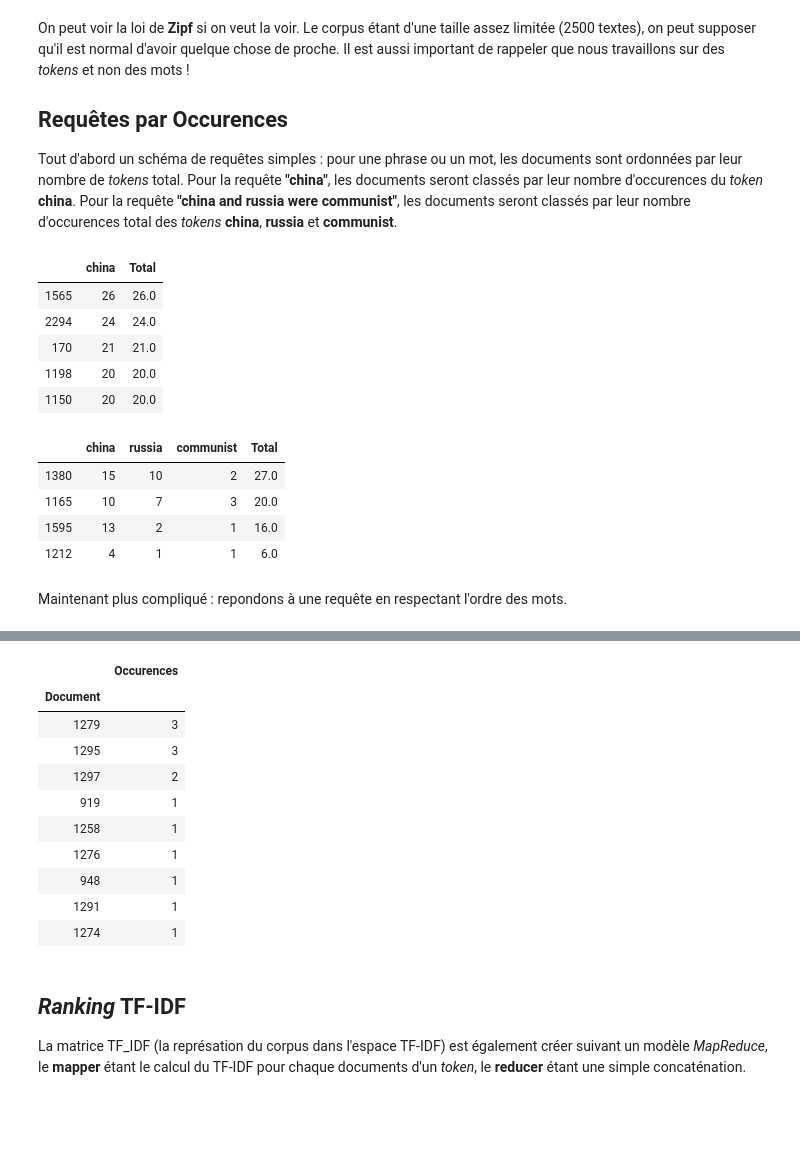
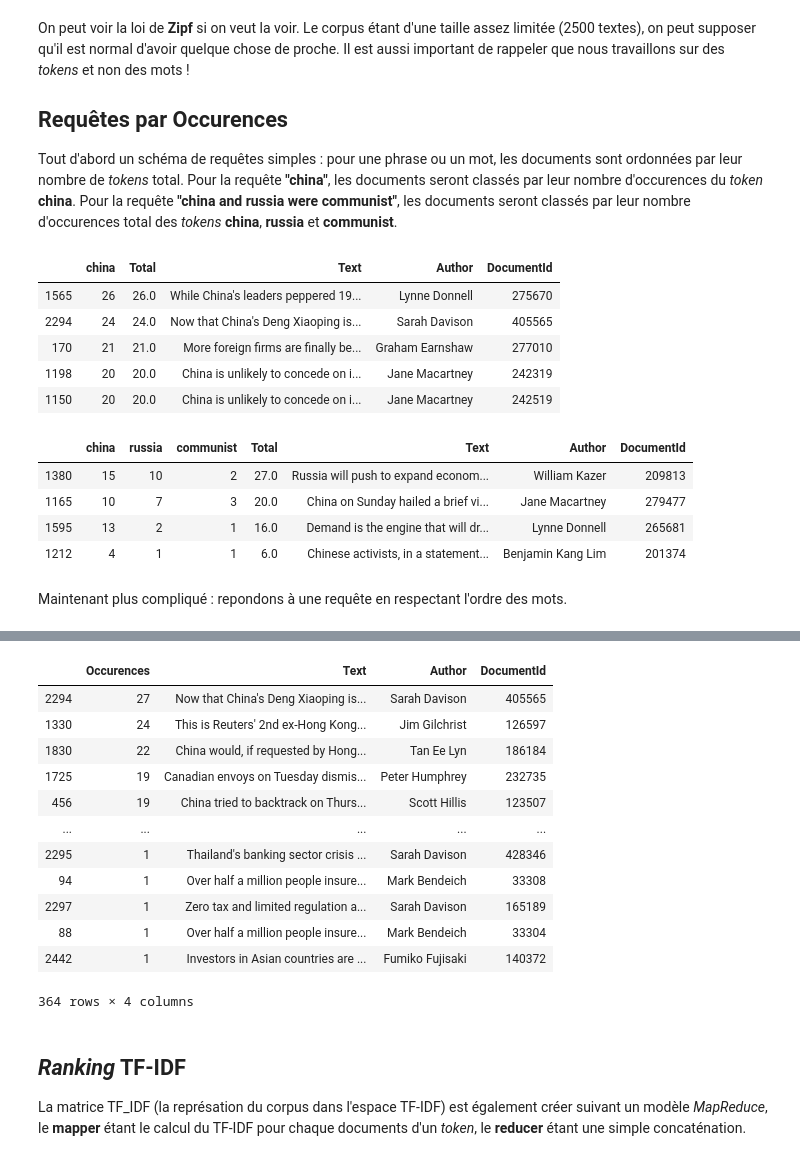
Before and after one commit to Barenn/Indexation-Web-TP, a Jupyter notebook: tp1.ipynb, the cells around one changed output, grey strips where cells are left out. Saved outputs shown, nothing was run; the diff lists cells and outputs as text; code cells hidden in the pictures; blank space fills up the shorter version.

```diff
--- a/tp1.ipynb
+++ b/tp1.ipynb
@@ -220,27 +220,27 @@ On peut voir la loi de __Zipf__ si on veut la voir. Le corpus étant d'une taill
 Tout d'abord un schéma de requêtes simples : pour une phrase ou un mot, les documents sont ordonnées par leur nombre de _tokens_ total. Pour la requête __"china"__, les documents seront classés par leur nombre d'occurences du _token_ __china__. Pour la requête __"china and russia were communist"__, les documents seront classés par leur nombre d'occurences total des _tokens_ __china__, __russia__ et __communist__.
 # %%
 query = "china"
-query_by_occurences(query, index).head()
+query_by_occurences(query, index, texts).head()
 # %% [output]
-|  | china | Total |
-| 1565 | 26 | 26.0 |
-| 2294 | 24 | 24.0 |
-| 170 | 21 | 21.0 |
-| 1198 | 20 | 20.0 |
-| 1150 | 20 | 20.0 |
+|  | china | Total | Text | Author | DocumentId |
+| 1565 | 26 | 26.0 | While China's leaders peppered 19... | Lynne Donnell | 275670 |
+| 2294 | 24 | 24.0 | Now that China's Deng Xiaoping is... | Sarah Davison | 405565 |
+| 170 | 21 | 21.0 | More foreign firms are finally be... | Graham Earnshaw | 277010 |
+| 1198 | 20 | 20.0 | China is unlikely to concede on i... | Jane Macartney | 242319 |
+| 1150 | 20 | 20.0 | China is unlikely to concede on i... | Jane Macartney | 242519 |
 # %%
 query = "china and russia were communist"
-query_by_occurences(query, index).head()
+query_by_occurences(query, index, texts).head()
 # %% [output]
-|  | china | russia | communist | Total |
-| 1380 | 15 | 10 | 2 | 27.0 |
-| 1165 | 10 | 7 | 3 | 20.0 |
-| 1595 | 13 | 2 | 1 | 16.0 |
-| 1212 | 4 | 1 | 1 | 6.0 |
+|  | china | russia | communist | Total | Text | Author | DocumentId |
+| 1380 | 15 | 10 | 2 | 27.0 | Russia will push to expand econom... | William Kazer | 209813 |
+| 1165 | 10 | 7 | 3 | 20.0 | China on Sunday hailed a brief vi... | Jane Macartney | 279477 |
+| 1595 | 13 | 2 | 1 | 16.0 | Demand is the engine that will dr... | Lynne Donnell | 265681 |
+| 1212 | 4 | 1 | 1 | 6.0 | Chinese activists, in a statement... | Benjamin Kang Lim | 201374 |
 # %% [markdown]
 Maintenant plus compliqué : repondons à une requête en respectant l'ordre des mots.
 # %%
 %%time
-query = "france air"
-query_by_ordered_occurences(query, index)
+query = "hong kong"
+query_by_ordered_occurences(query, index, texts)
 # %% [output]
@@ -249,14 +249,16 @@ Wall time: 72.1 ms
-|  | Occurences |
-| Document |  |
-| 1279 | 3 |
-| 1295 | 3 |
-| 1297 | 2 |
-| 919 | 1 |
-| 1258 | 1 |
-| 1276 | 1 |
-| 948 | 1 |
-| 1291 | 1 |
-| 1274 | 1 |
+|  | Occurences | Text | Author | DocumentId |
+| 2294 | 27 | Now that China's Deng Xiaoping is... | Sarah Davison | 405565 |
+| 1330 | 24 | This is Reuters' 2nd ex-Hong Kong... | Jim Gilchrist | 126597 |
+| 1830 | 22 | China would, if requested by Hong... | Tan Ee Lyn | 186184 |
+| 1725 | 19 | Canadian envoys on Tuesday dismis... | Peter Humphrey | 232735 |
+| 456 | 19 | China tried to backtrack on Thurs... | Scott Hillis | 123507 |
+| ... | ... | ... | ... | ... |
+| 2295 | 1 | Thailand's banking sector crisis ... | Sarah Davison | 428346 |
+| 94 | 1 | Over half a million people insure... | Mark Bendeich | 33308 |
+| 2297 | 1 | Zero tax and limited regulation a... | Sarah Davison | 165189 |
+| 88 | 1 | Over half a million people insure... | Mark Bendeich | 33304 |
+| 2442 | 1 | Investors in Asian countries are ... | Fumiko Fujisaki | 140372 |
+364 rows × 4 columns
 # %% [markdown]
 ## _Ranking_ TF-IDF
 
```
Also changed, not shown: parts of 1 cell of this notebook, 1 other file.
